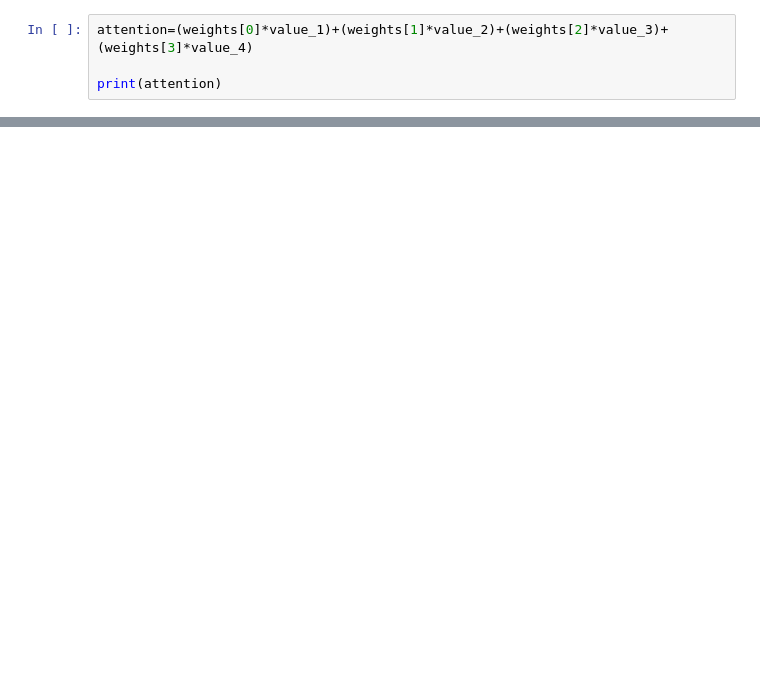
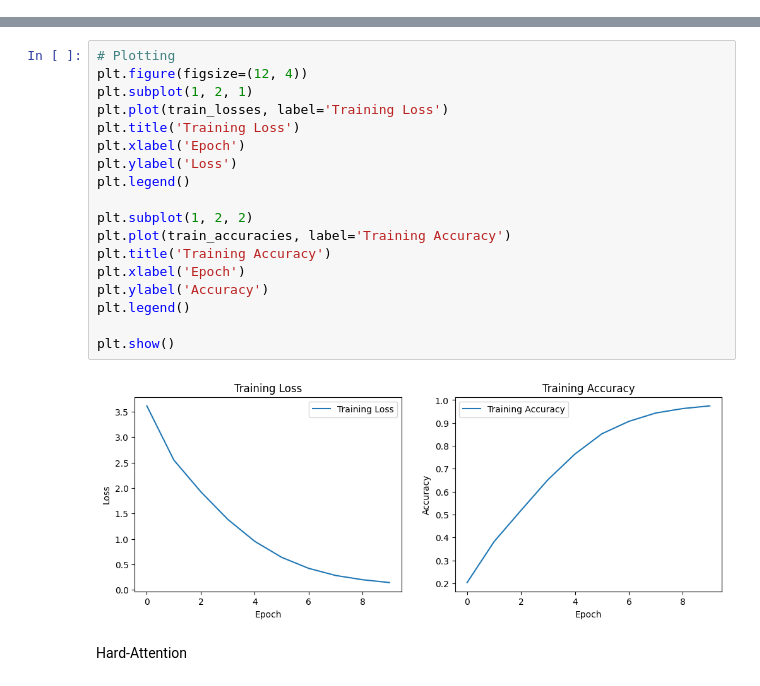
Before and after one commit to Armin-Abdollahi/Attention-Mechanism, a Jupyter notebook: Attention_Mechanism.ipynb, the cells around one changed output, grey strips where cells are left out. Saved outputs shown, nothing was run; the diff lists cells and outputs as text; blank space fills up the shorter version.

```diff
--- a/Attention_Mechanism.ipynb
+++ b/Attention_Mechanism.ipynb
@@ -37,4 +2,0 @@ weights = np.softmax(scores / np.sqrt(key_1.shape[0]))
-# %%
-attention=(weights[0]*value_1)+(weights[1]*value_2)+(weights[2]*value_3)+(weights[3]*value_4)
-
-print(attention)
@@ -74,0 +353,22 @@ print(attention)
+# %%
+# Plotting
+plt.figure(figsize=(12, 4))
+plt.subplot(1, 2, 1)
+plt.plot(train_losses, label='Training Loss')
+plt.title('Training Loss')
+plt.xlabel('Epoch')
+plt.ylabel('Loss')
+plt.legend()
+
+plt.subplot(1, 2, 2)
+plt.plot(train_accuracies, label='Training Accuracy')
+plt.title('Training Accuracy')
+plt.xlabel('Epoch')
+plt.ylabel('Accuracy')
+plt.legend()
+
+plt.show()
+# %% [output]
+[figure, added]
+# %% [markdown]
+Hard-Attention
```
Also changed, not shown: parts of 32 cells of this notebook.
